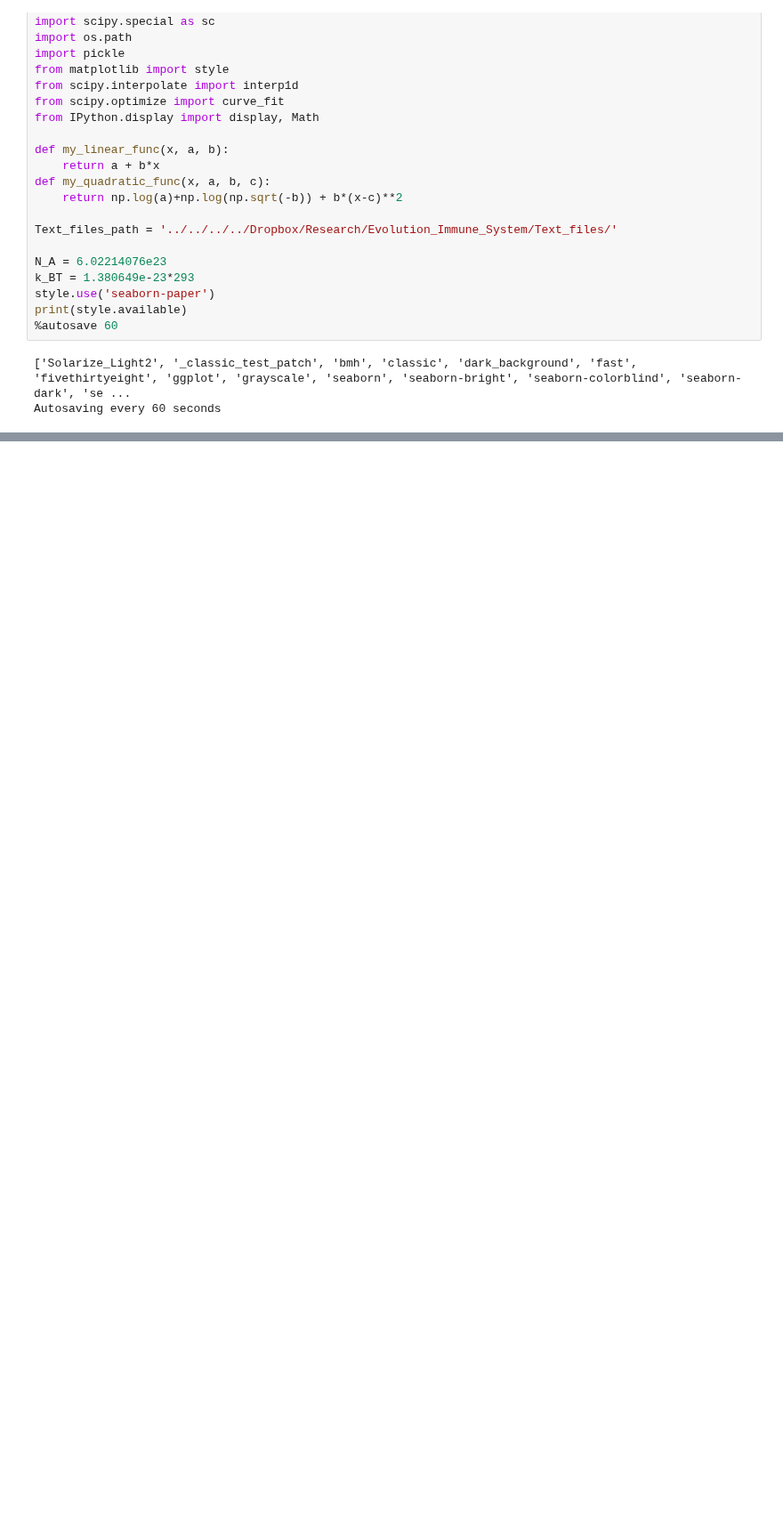
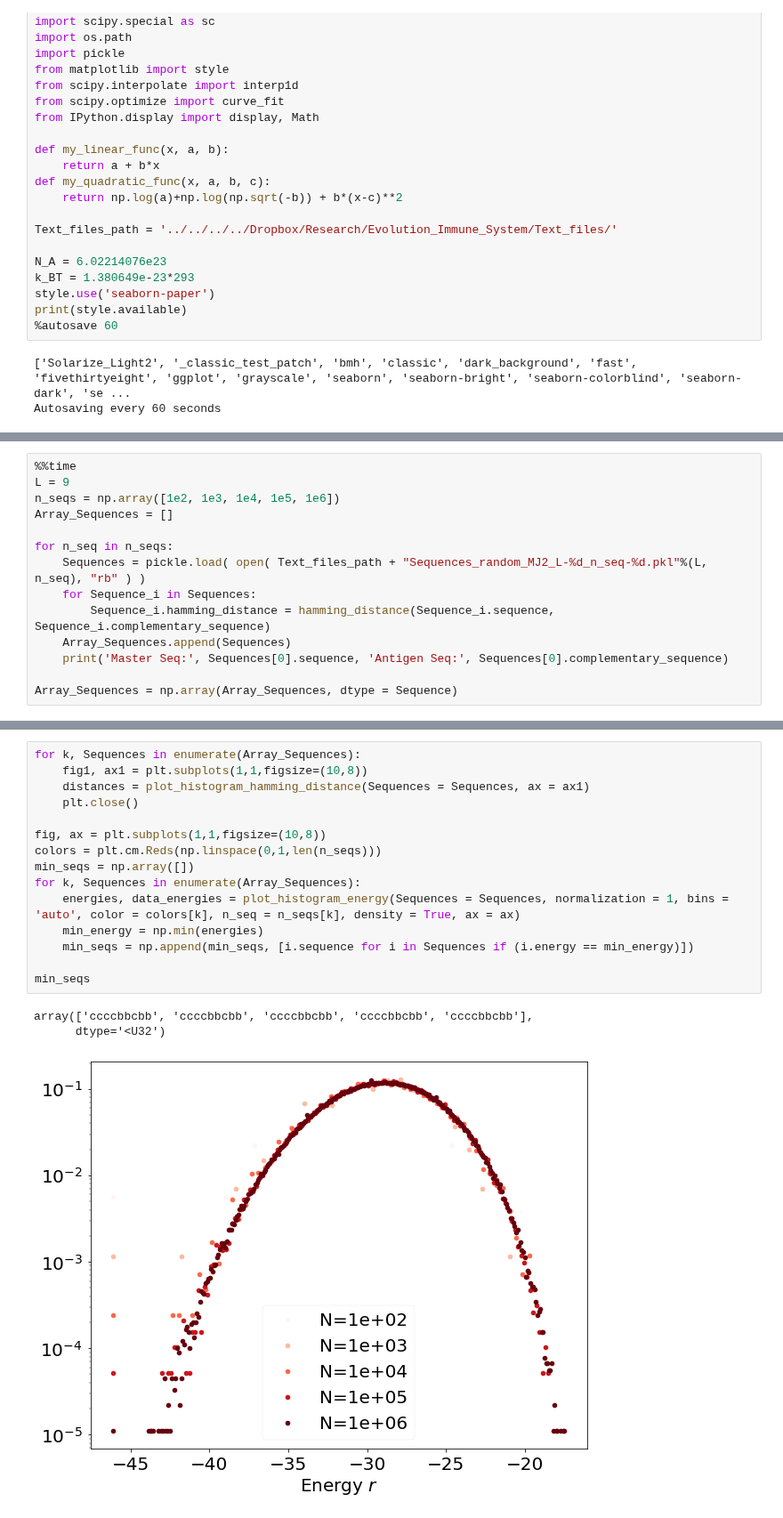
Before and after one commit to betoto008/Affinity_maturation, a Jupyter notebook: Jupyter_Notebooks/Shape_Space.ipynb, the cells around one changed output, grey strips where cells are left out. Shown at 89% size. Cells and saved outputs as stored; diff of their text form; blank space fills up the shorter version.

```diff
--- a/Jupyter_Notebooks/Shape_Space.ipynb
+++ b/Jupyter_Notebooks/Shape_Space.ipynb
@@ -59,0 +93,14 @@ for i, Sequences in enumerate(Array_Sequences):
+# %%
+%%time
+L = 9
+n_seqs = np.array([1e2, 1e3, 1e4, 1e5, 1e6])
+Array_Sequences = []
+
+for n_seq in n_seqs:
+    Sequences = pickle.load( open( Text_files_path + "Sequences_random_MJ2_L-%d_n_seq-%d.pkl"%(L, n_seq), "rb" ) )
+    for Sequence_i in Sequences:
+        Sequence_i.hamming_distance = hamming_distance(Sequence_i.sequence, Sequence_i.complementary_sequence)
+    Array_Sequences.append(Sequences)
+    print('Master Seq:', Sequences[0].sequence, 'Antigen Seq:', Sequences[0].complementary_sequence)
+
+Array_Sequences = np.array(Array_Sequences, dtype = Sequence)
@@ -59,0 +115,19 @@ for i, Sequences in enumerate(Array_Sequences):
+# %%
+for k, Sequences in enumerate(Array_Sequences):
+    fig1, ax1 = plt.subplots(1,1,figsize=(10,8))
+    distances = plot_histogram_hamming_distance(Sequences = Sequences, ax = ax1)
+    plt.close()
+
+fig, ax = plt.subplots(1,1,figsize=(10,8))
+colors = plt.cm.Reds(np.linspace(0,1,len(n_seqs)))
+min_seqs = np.array([])
+for k, Sequences in enumerate(Array_Sequences):
+    energies, data_energies = plot_histogram_energy(Sequences = Sequences, normalization = 1, bins = 'auto', color = colors[k], n_seq = n_seqs[k], density = True, ax = ax)
+    min_energy = np.min(energies)
+    min_seqs = np.append(min_seqs, [i.sequence for i in Sequences if (i.energy == min_energy)])
+
+min_seqs
+# %% [output]
+array(['ccccbbcbb', 'ccccbbcbb', 'ccccbbcbb', 'ccccbbcbb', 'ccccbbcbb'],
+      dtype='<U32')
+[figure, added]
```
Also changed, not shown: parts of 7 cells of this notebook, 2 other files.
